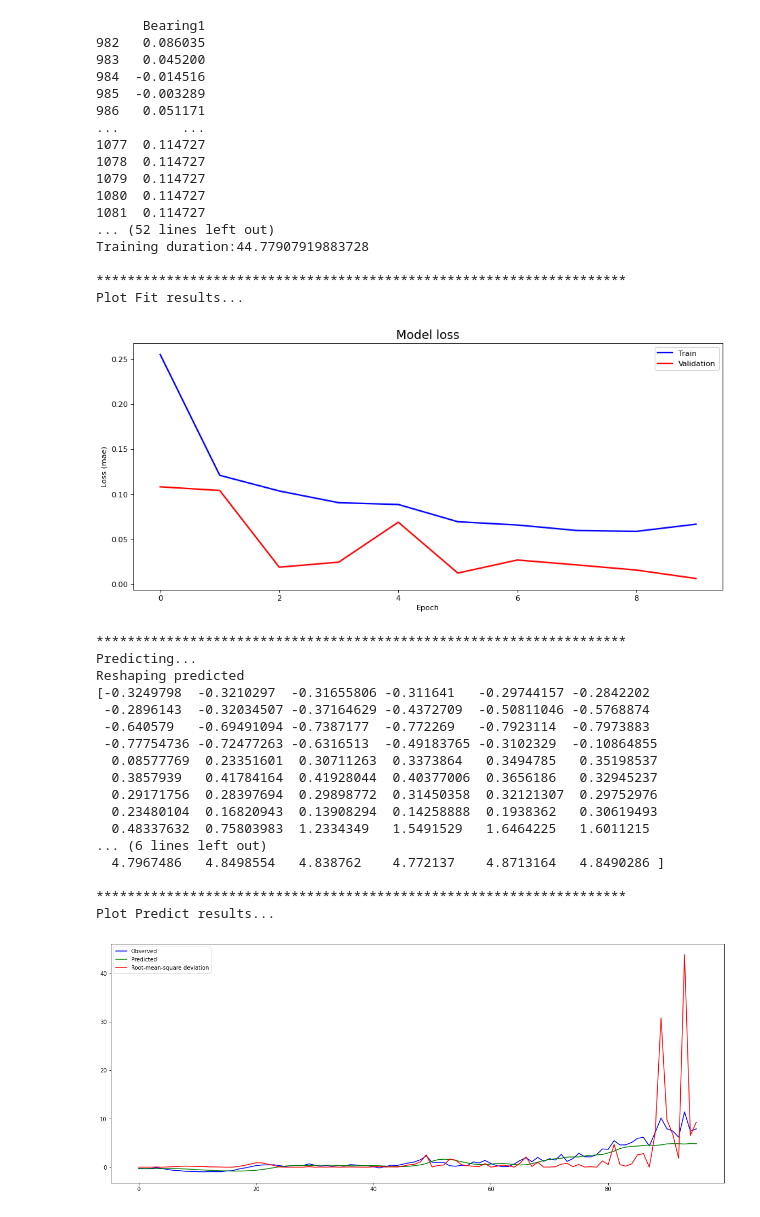
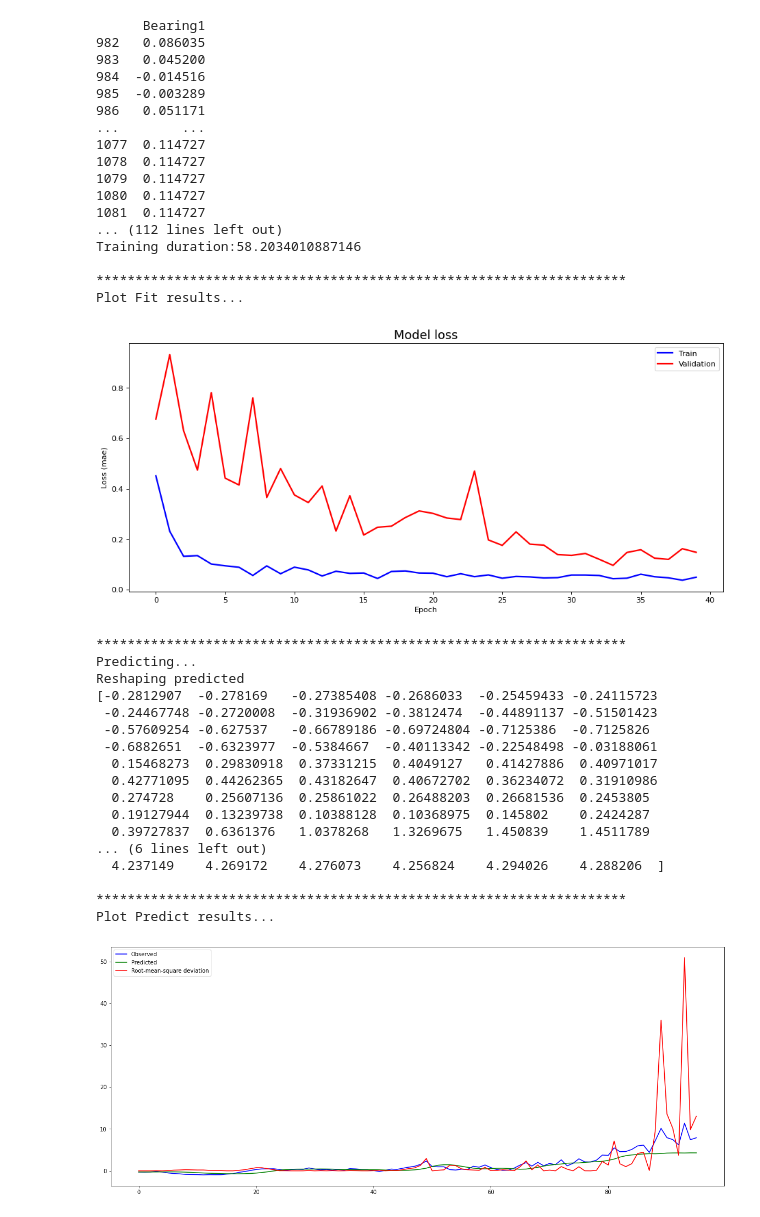
Before and after one commit to Eric106/Computational_Intelligence, a Jupyter notebook: Act3-Anomalous_Detection_LSTM/anomalous_detection.ipynb, the cells around one changed output. Saved outputs shown, nothing was run; the diff lists cells and outputs as text; code cells hidden in the pictures.

```diff
--- a/Act3-Anomalous_Detection_LSTM/anomalous_detection.ipynb
+++ b/Act3-Anomalous_Detection_LSTM/anomalous_detection.ipynb
@@ -62,7 +62,7 @@ def run_arima(file:str, column:str):
     cpu_thread.join()
     print('All dataset average: ', round(mean(df[column].tolist()),4))
     print('Predicted dataset average: ', round(mean(prediction),4))
-    print('All dataset st_deviation: ',round(stdev(df[column].tolist()),4))
+    print('All dataset st_deviation: ', round(stdev(df[column].tolist()),4))
     print('Predicted dataset st_deviation: ',round(stdev(prediction),4))
 
 
@@ -73,8 +73,8 @@ def run_lstm(file:str, column:str):
     LSTM_config = {
         'test_size': 0.2,
         'is_normalized': True,
-        'epochs': 10,
-        'batch_size': 10,
+        'epochs': 40,
+        'batch_size': 80,
         'validation_split': 0.05,
         'loss': 'mean_squared_error',
         'optimizer': 'rmsprop',
@@ -87,7 +87,7 @@ def run_lstm(file:str, column:str):
     cpu_thread.join()
     print('All dataset average: ', round(mean(df[column].tolist()),4))
     print('Predicted dataset average: ', round(mean(prediction),4))
-    print('All dataset st_deviation: ',round(stdev(df[column].tolist()),4))
+    print('All dataset st_deviation: ', round(stdev(df[column].tolist()),4))
     print('Predicted dataset st_deviation: ',round(stdev(prediction),4))
 
 
@@ -129,51 +129,51 @@ Dependent Variable: Bearing1                            Method: PML
 Start Date: 835                                         Unnormalized Log Posterior: 388.2993
 End Date: 981                                           AIC: -670.5986
 Number of observations: 147                             BIC: -512.1057
 ==========================================================================================================
 Latent Variable                          Estimate   Std Error  z        P>|z|    95% C.I.
 ======================================== ========== ========== ======== ======== =========================
 Constant                                 0.0388     0.0069     5.614    0.0      (0.0252 | 0.0523)
 AR(1)                                    0.662      0.0573     11.5519  0.0      (0.5497 | 0.7744)
 MA(1)                                    0.5281     0.0514     10.2822  0.0      (0.4275 | 0.6288)
 ... (48 lines left out)
 MA(50)                                   0.1116     0.2529     0.4413   0.659    (-0.3841 | 0.6074)
 Normal Scale                             0.0202
 ==========================================================================================================
 None
 [figure]
       Bearing1
 982   0.086035
 983   0.045200
 984  -0.014516
 985  -0.003289
 986   0.051171
 ...        ...
 1077  0.114727
 1078  0.114727
 1079  0.114727
 1080  0.114727
 1081  0.114727
-... (52 lines left out)
-Training duration:44.77907919883728
+... (112 lines left out)
+Training duration:58.2034010887146
 
 ********************************************************************
 Plot Fit results...
-[figure, old version]
+[figure, new version]
 ********************************************************************
 Predicting...
 Reshaping predicted
-[-0.3249798  -0.3210297  -0.31655806 -0.311641   -0.29744157 -0.2842202
- -0.2896143  -0.32034507 -0.37164629 -0.4372709  -0.50811046 -0.5768874
- -0.640579   -0.69491094 -0.7387177  -0.772269   -0.7923114  -0.7973883
- -0.77754736 -0.72477263 -0.6316513  -0.49183765 -0.3102329  -0.10864855
-  0.08577769  0.23351601  0.30711263  0.3373864   0.3494785   0.35198537
-  0.3857939   0.41784164  0.41928044  0.40377006  0.3656186   0.32945237
-  0.29171756  0.28397694  0.29898772  0.31450358  0.32121307  0.29752976
-  0.23480104  0.16820943  0.13908294  0.14258888  0.1938362   0.30619493
-  0.48337632  0.75803983  1.2334349   1.5491529   1.6464225   1.6011215
+[-0.2812907  -0.278169   -0.27385408 -0.2686033  -0.25459433 -0.24115723
+ -0.24467748 -0.2720008  -0.31936902 -0.3812474  -0.44891137 -0.51501423
+ -0.57609254 -0.627537   -0.66789186 -0.69724804 -0.7125386  -0.7125826
+ -0.6882651  -0.6323977  -0.5384667  -0.40113342 -0.22548498 -0.03188061
+  0.15468273  0.29830918  0.37331215  0.4049127   0.41427886  0.40971017
+  0.42771095  0.44262365  0.43182647  0.40672702  0.36234072  0.31910986
+  0.274728    0.25607136  0.25861022  0.26488203  0.26681536  0.2453805
+  0.19127944  0.13239738  0.10388128  0.10368975  0.145802    0.2424287
+  0.39727837  0.6361376   1.0378268   1.3269675   1.450839    1.4511789
 ... (6 lines left out)
-  4.7967486   4.8498554   4.838762    4.772137    4.8713164   4.8490286 ]
+  4.237149    4.269172    4.276073    4.256824    4.294026    4.288206  ]
 
 ********************************************************************
 Plot Predict results...
-[figure, old version]
+[figure, new version]
```
Also changed, not shown: parts of 1 cell of this notebook, 3 other files.
